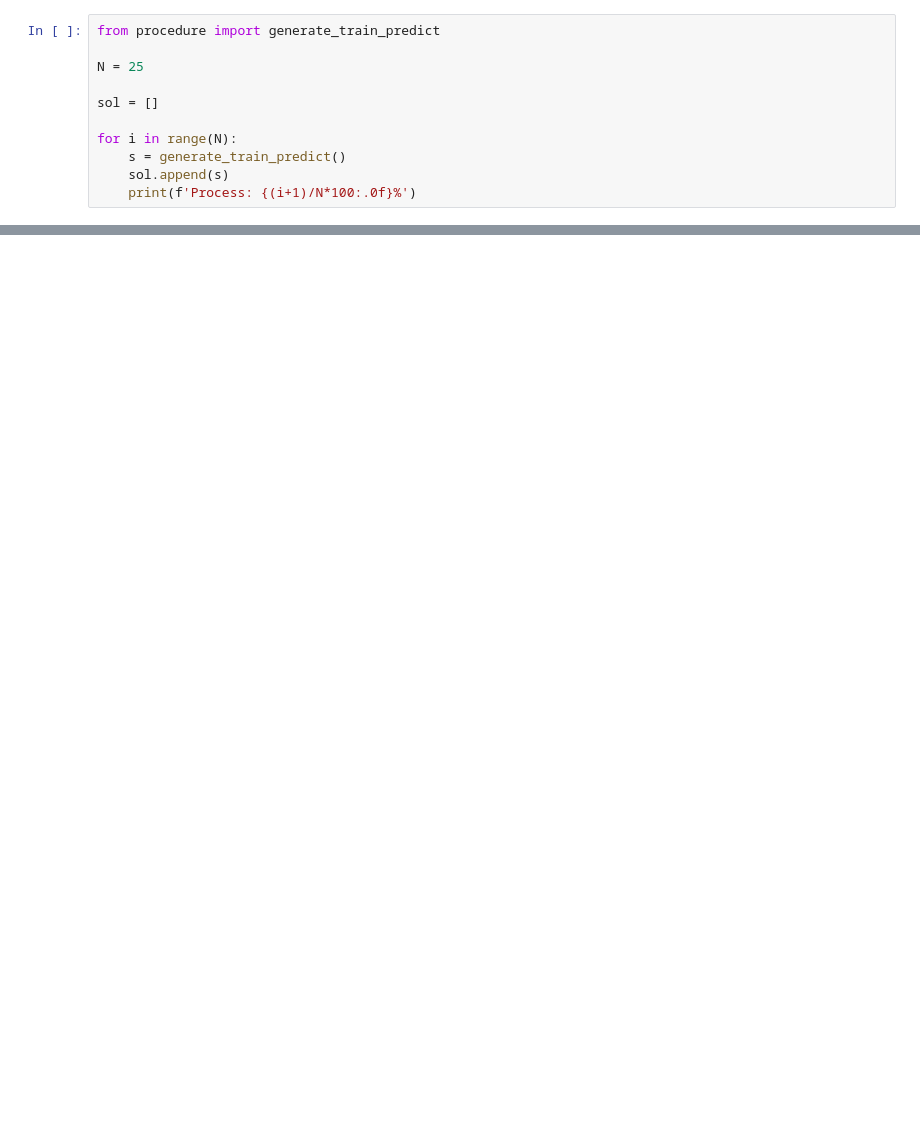
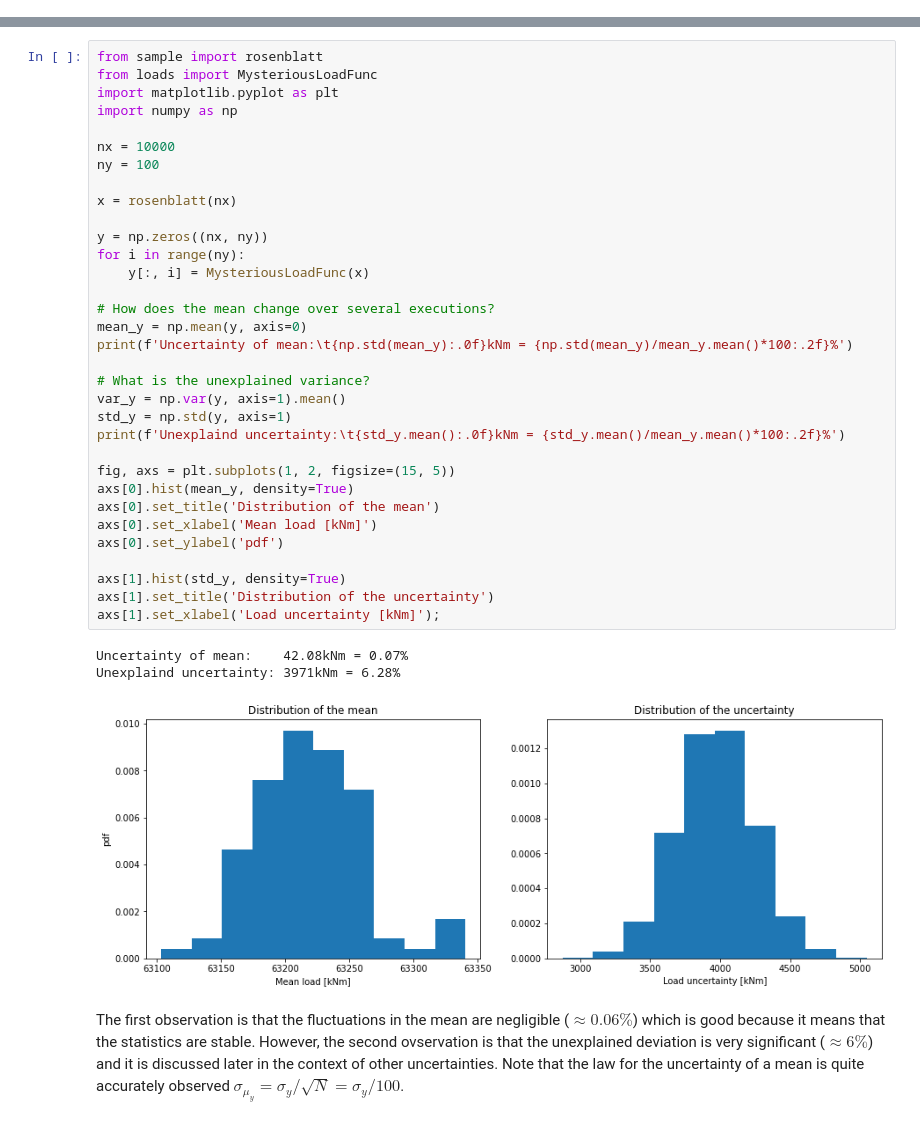
Before and after one commit to MorizHerrmann/46500-Probabilistic-Methods-in-Wind-Energy, a Jupyter notebook: assignment2_uncertainties.ipynb, the cells around one changed output, grey strips where cells are left out. Drawn from its saved outputs; the diff is of its cells as text; blank space fills up the shorter version.

Commit message:
Explained and unexplained variance, markdowns

```diff
--- a/assignment2_uncertainties.ipynb
+++ b/assignment2_uncertainties.ipynb
@@ -1,11 +0,0 @@
-# %%
-from procedure import generate_train_predict
-
-N = 25
-
-sol = []
-
-for i in range(N):
-    s = generate_train_predict()
-    sol.append(s)
-    print(f'Process: {(i+1)/N*100:.0f}%')
@@ -29,0 +11,39 @@ Process: 96.00%
+# %%
+from sample import rosenblatt
+from loads import MysteriousLoadFunc
+import matplotlib.pyplot as plt
+import numpy as np
+
+nx = 10000
+ny = 100
+
+x = rosenblatt(nx)
+
+y = np.zeros((nx, ny))
+for i in range(ny):
+    y[:, i] = MysteriousLoadFunc(x)
+
+# How does the mean change over several executions?
+mean_y = np.mean(y, axis=0)
+print(f'Uncertainty of mean:\t{np.std(mean_y):.0f}kNm = {np.std(mean_y)/mean_y.mean()*100:.2f}%')
+
+# What is the unexplained variance?
+var_y = np.var(y, axis=1).mean()
+std_y = np.std(y, axis=1)
+print(f'Unexplaind uncertainty:\t{std_y.mean():.0f}kNm = {std_y.mean()/mean_y.mean()*100:.2f}%')
+
+fig, axs = plt.subplots(1, 2, figsize=(15, 5))
+axs[0].hist(mean_y, density=True)
+axs[0].set_title('Distribution of the mean')
+axs[0].set_xlabel('Mean load [kNm]')
+axs[0].set_ylabel('pdf')
+
+axs[1].hist(std_y, density=True)
+axs[1].set_title('Distribution of the uncertainty')
+axs[1].set_xlabel('Load uncertainty [kNm]');
+# %% [output]
+Uncertainty of mean:    42.08kNm = 0.07%
+Unexplaind uncertainty: 3971kNm = 6.28%
+[figure, added]
+# %% [markdown]
+The first observation is that the fluctuations in the mean are negligible ($\approx 0.06\%$) which is good because it means that the statistics are stable. However, the second ovservation is that the unexplained deviation is very significant ($\approx 6\%$) and it is discussed later in the context of other uncertainties. Note that the law for the uncertainty of a mean is quite accurately observed $\sigma_{\mu_y} = \sigma_y/\sqrt{N}=\sigma_y/100$.
```
Also changed, not shown: parts of 12 cells of this notebook.
